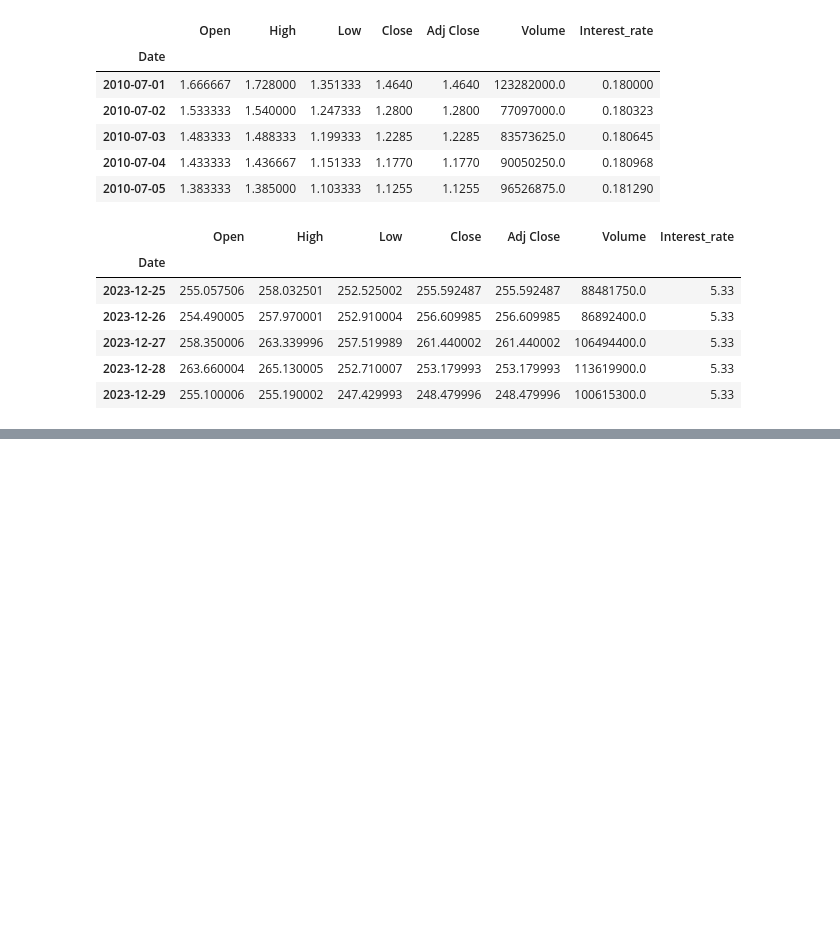
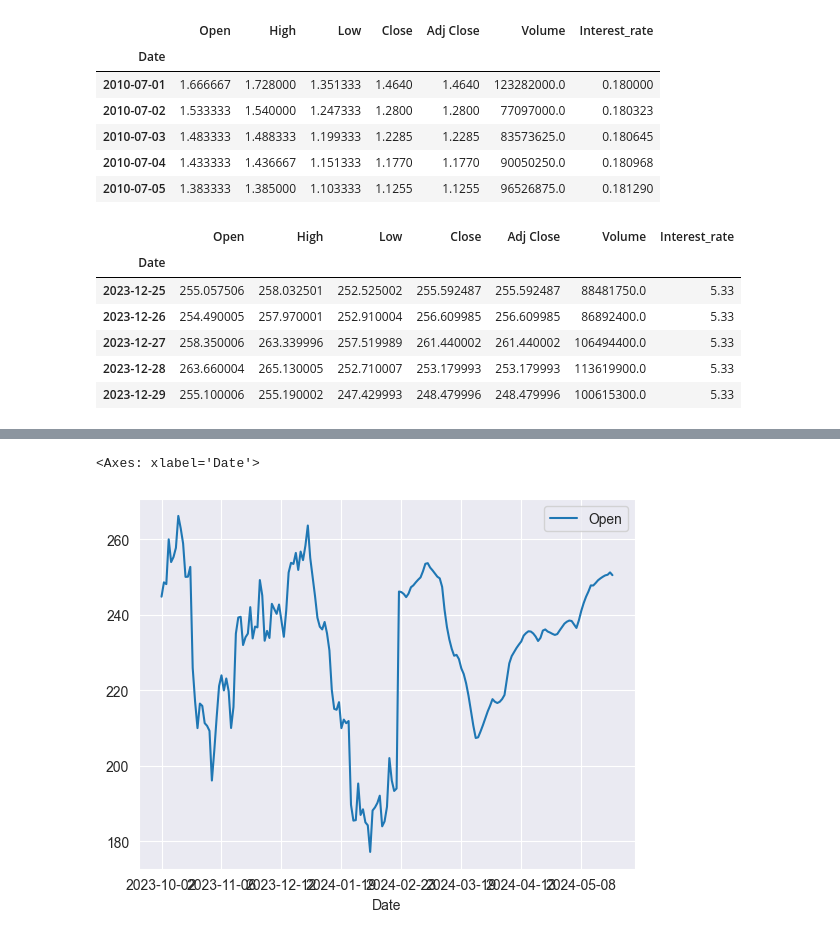
Before and after one commit to HenryYang03/Multivariate-Time-Series, a Jupyter notebook: Multivariate_time_series_analysis.ipynb, the cells around one changed output, grey strips where cells are left out. Drawn from its saved outputs; the diff is of its cells as text; code cells hidden in the pictures; blank space fills up the shorter version.

```diff
--- a/Multivariate_time_series_analysis.ipynb
+++ b/Multivariate_time_series_analysis.ipynb
@@ -124,0 +241,5 @@ df.tail()
+# %%
+predict_days = 90
+predict_period_dates = pd.date_range('2024-02-22', periods = predict_days, freq = '1d').tolist()
+forcast = model.predict(Train_X[-predict_days:])
+forcast
@@ -124,0 +267,6 @@ df.tail()
+# %%
+# Since we used 5 variables for transform, the inverse expect same dimension. Copied the columns 5 times will solve the issue.
+
+forcast_copies = np.repeat(forcast, df_scaled.shape[1], axis =-1)
+Predict_future_values = scaler.inverse_transform(forcast_copies)[:, 0]
+Predict_future_values
@@ -124,0 +290,17 @@ df.tail()
+# %%
+# Convert timestamp to date:
+forcast_dates = []
+for i in predict_period_dates:
+    forcast_dates.append(i.date())
+
+df_forcast = pd.DataFrame({'Date':np.array(forcast_dates),'Open':Predict_future_values})
+# %%
+TSLA_original = pd.read_csv('TSLA.csv')
+TSLA_original = TSLA_original[['Date', 'Open']]
+TSLA_original = TSLA_original[TSLA_original['Date'] > "2023-1-30"]
+frames = [TSLA_original, df_forcast]
+result = pd.concat(frames)
+result.plot(x='Date', y='Open')
+# %% [output]
+<Axes: xlabel='Date'>
+[figure, added]
```
Also changed, not shown: parts of 19 cells of this notebook.
